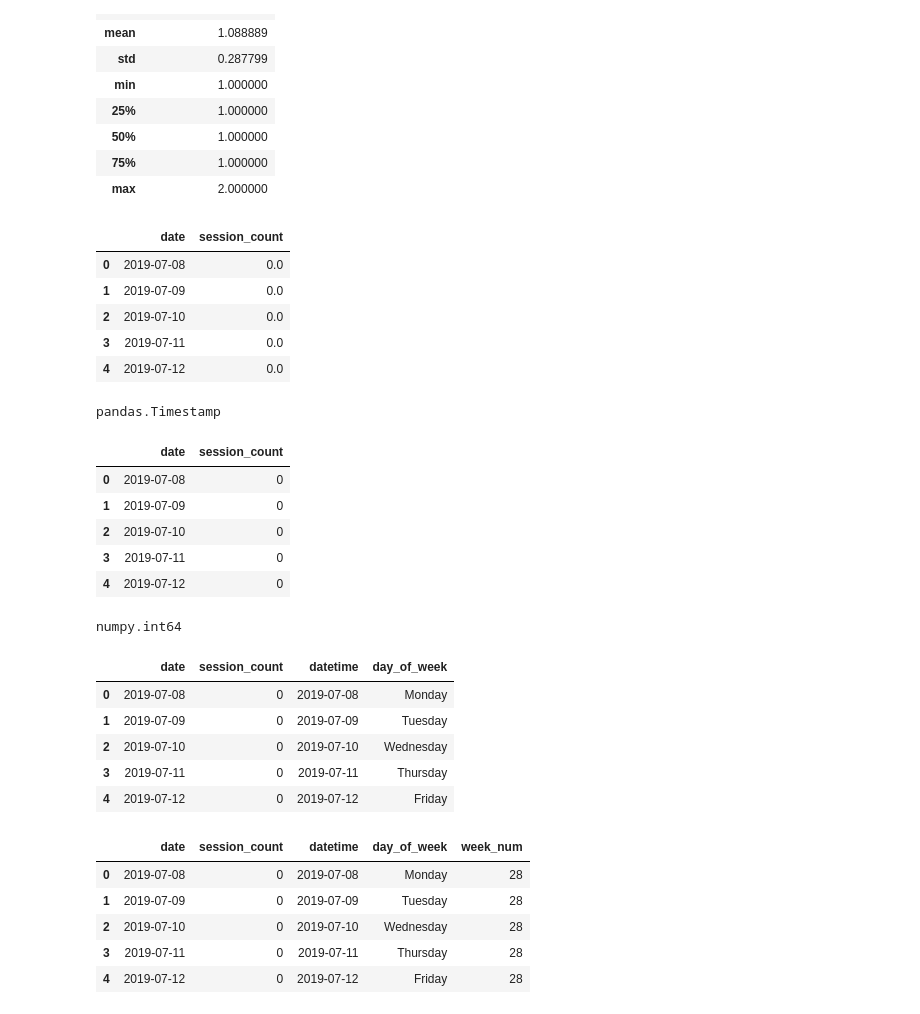
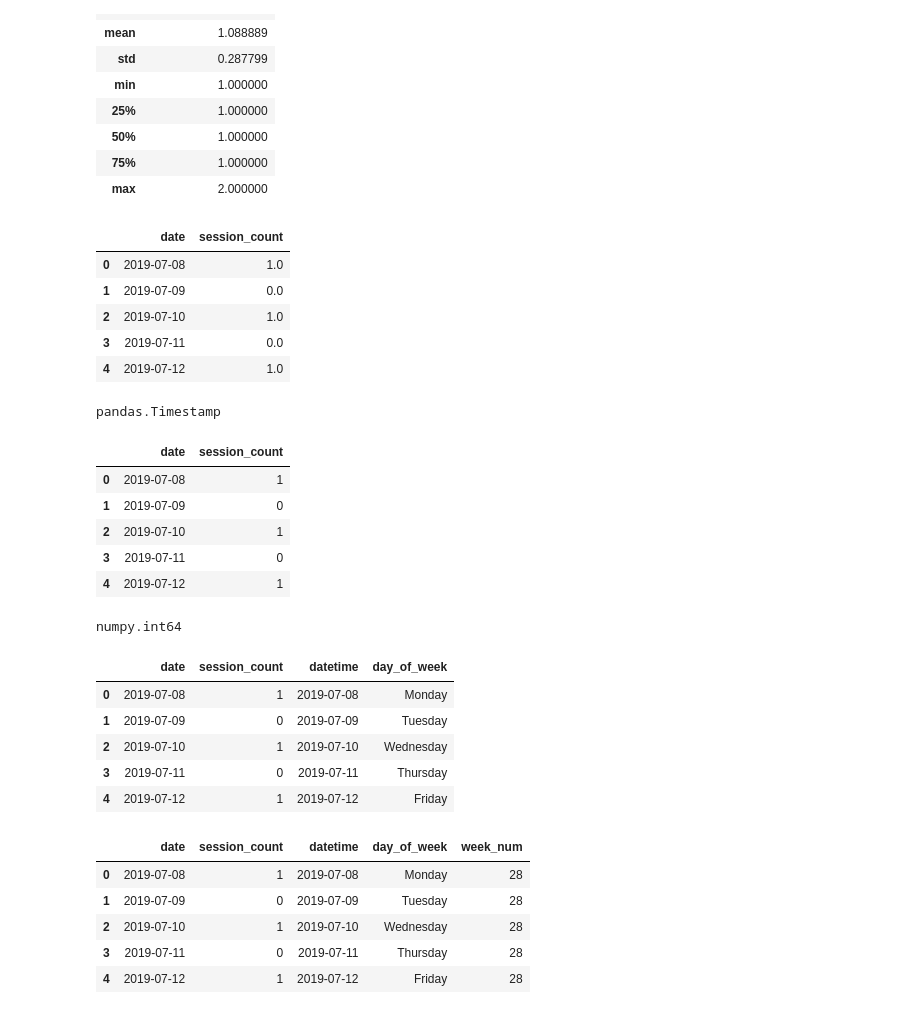
Before and after one commit to vandao288/strava_data_report, a Jupyter notebook: strava.ipynb, the cells around one changed output. Cells and saved outputs as stored; diff of their text form; code cells hidden in the pictures.

Commit message:
df_calendar: fix session_count values

```diff
--- a/strava.ipynb
+++ b/strava.ipynb
@@ -580,15 +580,16 @@ daily_session_count.describe()
 full_date_range = pd.date_range(start=df['timestamp_dt'].min(), end=df['timestamp_dt'].max())
 # %%
 df_calendar = pd.DataFrame({'date': full_date_range.date})
-df_calendar['session_count'] = df_calendar['date'].map(daily_session_count['daily_session_count']).fillna(0)
+session_map = daily_session_count.set_index('date')['daily_session_count']
+df_calendar['session_count'] = df_calendar['date'].map(session_map).fillna(0)
 df_calendar.head()
 # %% [output]
 |  | date | session_count |
-| 0 | 2019-07-08 | 0.0 |
+| 0 | 2019-07-08 | 1.0 |
 | 1 | 2019-07-09 | 0.0 |
-| 2 | 2019-07-10 | 0.0 |
+| 2 | 2019-07-10 | 1.0 |
 | 3 | 2019-07-11 | 0.0 |
-| 4 | 2019-07-12 | 0.0 |
+| 4 | 2019-07-12 | 1.0 |
 # %%
 type(df_calendar['date'].iloc[0])
 # %% [output]
@@ -598,11 +599,11 @@ df_calendar['session_count'] = df_calendar['session_count'].astype(int)
 df_calendar.head()
 # %% [output]
 |  | date | session_count |
-| 0 | 2019-07-08 | 0 |
+| 0 | 2019-07-08 | 1 |
 | 1 | 2019-07-09 | 0 |
-| 2 | 2019-07-10 | 0 |
+| 2 | 2019-07-10 | 1 |
 | 3 | 2019-07-11 | 0 |
-| 4 | 2019-07-12 | 0 |
+| 4 | 2019-07-12 | 1 |
 # %%
 type(df_calendar['session_count'].iloc[0])
 # %% [output]
@@ -613,19 +614,19 @@ df_calendar['day_of_week'] = df_calendar['datetime'].dt.day_name()
 df_calendar.head()
 # %% [output]
 |  | date | session_count | datetime | day_of_week |
-| 0 | 2019-07-08 | 0 | 2019-07-08 | Monday |
+| 0 | 2019-07-08 | 1 | 2019-07-08 | Monday |
 | 1 | 2019-07-09 | 0 | 2019-07-09 | Tuesday |
-| 2 | 2019-07-10 | 0 | 2019-07-10 | Wednesday |
+| 2 | 2019-07-10 | 1 | 2019-07-10 | Wednesday |
 | 3 | 2019-07-11 | 0 | 2019-07-11 | Thursday |
-| 4 | 2019-07-12 | 0 | 2019-07-12 | Friday |
+| 4 | 2019-07-12 | 1 | 2019-07-12 | Friday |
 # %%
 #df_calendar['week_num'] = pd.DatetimeIndex(df_calendar['datetime']).isocalendar().week
 df_calendar['week_num'] = df_calendar['datetime'].dt.isocalendar().week
 df_calendar.head()
 # %% [output]
 |  | date | session_count | datetime | day_of_week | week_num |
-| 0 | 2019-07-08 | 0 | 2019-07-08 | Monday | 28 |
+| 0 | 2019-07-08 | 1 | 2019-07-08 | Monday | 28 |
 | 1 | 2019-07-09 | 0 | 2019-07-09 | Tuesday | 28 |
-| 2 | 2019-07-10 | 0 | 2019-07-10 | Wednesday | 28 |
+| 2 | 2019-07-10 | 1 | 2019-07-10 | Wednesday | 28 |
 | 3 | 2019-07-11 | 0 | 2019-07-11 | Thursday | 28 |
-| 4 | 2019-07-12 | 0 | 2019-07-12 | Friday | 28 |
+| 4 | 2019-07-12 | 1 | 2019-07-12 | Friday | 28 |
```
Also changed, not shown: parts of 2 cells of this notebook.
